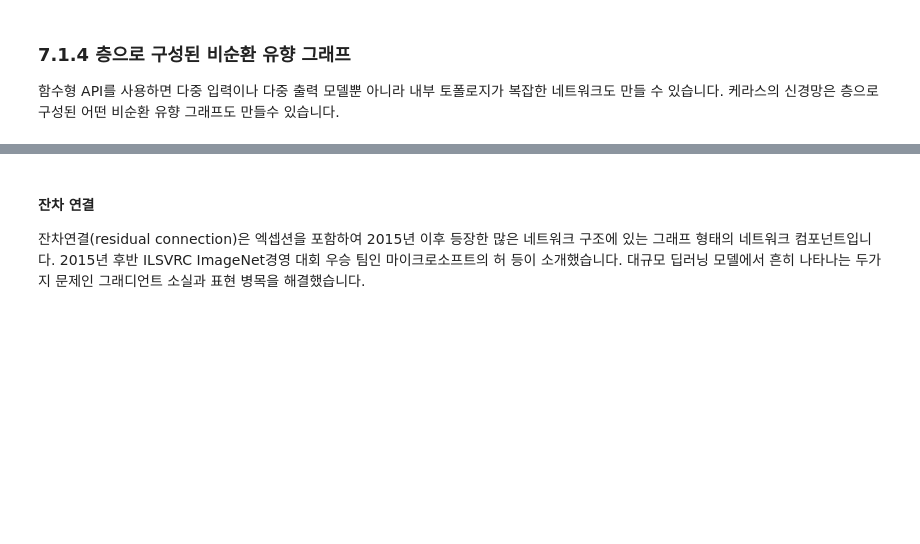
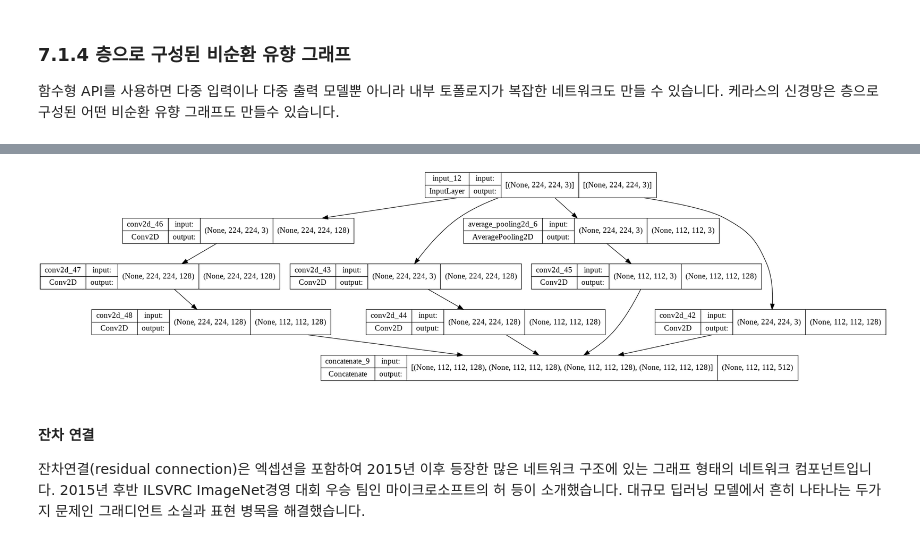
Before and after one commit to yebiny/SkillTreePython-DeepLearning, a Jupyter notebook: 02.케라스_창시자에게_배우는_딥러닝/해설/7_1_Advanced_tools_for_deep_learning.ipynb, the cells around one changed output, grey strips where cells are left out. Saved outputs shown, nothing was run; the diff lists cells and outputs as text; code cells hidden in the pictures; blank space fills up the shorter version.

```diff
--- a/02.케라스_창시자에게_배우는_딥러닝/해설/7_1_Advanced_tools_for_deep_learning.ipynb
+++ b/02.케라스_창시자에게_배우는_딥러닝/해설/7_1_Advanced_tools_for_deep_learning.ipynb
@@ -190,16 +190,12 @@ Epoch 4/4
 이미 알고 있듯이 합성곱은 입력 텐서에서 타일 주변의 패치를 추출하고 각 패치에 동일한 연산을 수행합니다. 이 경우는 추출된 패치가 하나의 타일로 이루어졌을 때입니다. 이 합성곱 연산은 모든 타일 벡터를 하나의 Dense 층에 통과시키는 것과 동일합니다. 즉 입력 텐서의 채널 정보를 혼합한 특성을 계산합니다. 공간 방향으로는 정보를 섞지 않습니다. 이런 11x1 합성곱은 인셉션 모듈의 특징입니다. 채널 방향의 특성 학습과 공간 방향의 특성 학습을 분리하는데 도움을 줍니다. 채널이 공간 방향으로 상관관계가 크고 채널 간에는 독립적이라고 가정하면 납득할 만한 전략입니다.
 
 ![](https://github.com/yebiny/SkillTreePython-DeepLearning/blob/main/imgs/ch0207-01.PNG?raw=true)
-# %%
-def InceptionModule(x):
-  a = layers.Conv2D(128, 1, strides=2, padding='same', activation='relu')(x)
-
-  b
-
-  c
-
-  d
-
-  y = layers.concatenate([a,b,c,d], axis=-1)
-
-  return y
+# %%
+def build_Inception():
+  x = layers.Input(shape=(224,224,3))
+  y = InceptionModule(x)
+  return models.Model(x, y)
+model = build_Inception()
+utils.plot_model(model, show_shapes=True)
+# %% [output]
+[figure, added]
```
Also changed, not shown: parts of 4 cells of this notebook.
